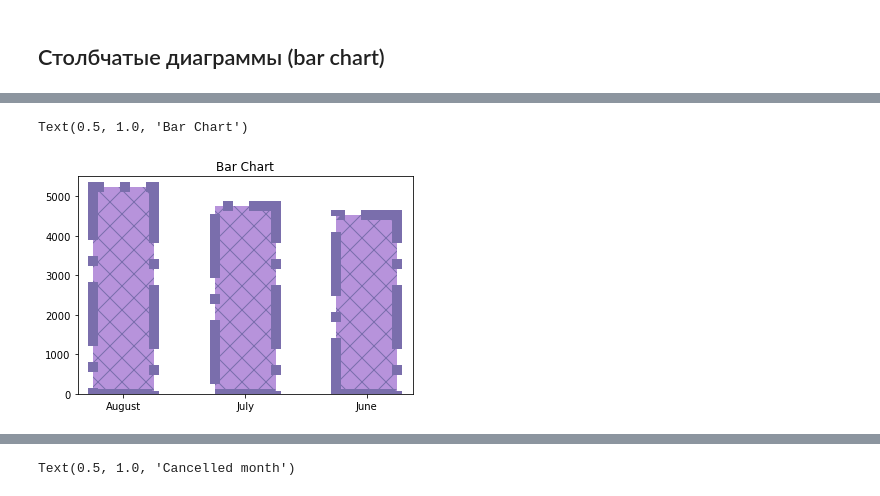
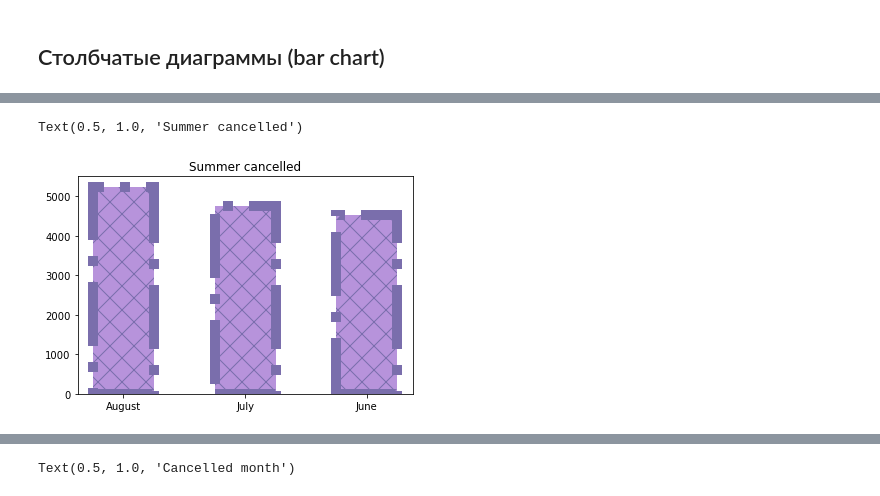
Before and after one commit to high-seeker/DS_HW, a Jupyter notebook: 09_matplotlib.ipynb, the cells around one changed output, grey strips where cells are left out. Saved outputs shown, nothing was run; the diff lists cells and outputs as text; code cells hidden in the pictures.

```diff
--- a/09_matplotlib.ipynb
+++ b/09_matplotlib.ipynb
@@ -271,17 +280,17 @@ Text(0, 0.5, 'nights (all)')
 # %%
 plt.bar(df_summer.index, df_summer,
         color= (183/255,147/255,219/255),
         width=0.5,
         edgecolor=(122/255,110/255,172/255),
         linewidth=10,
         hatch="X",
         linestyle="dashdot")
 
-plt.title(label='Bar Chart',
+plt.title(label='Summer cancelled',
           loc='center')
 # %% [output]
-Text(0.5, 1.0, 'Bar Chart')
+Text(0.5, 1.0, 'Summer cancelled')
-[figure, old version]
+[figure, new version]
 # %% [markdown]
 ### ОО-стиль
 
```
Also changed, not shown: parts of 4 cells of this notebook.
